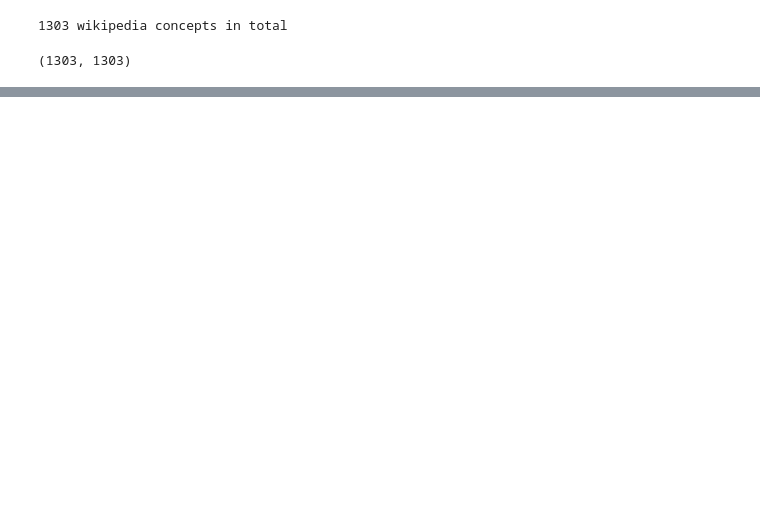
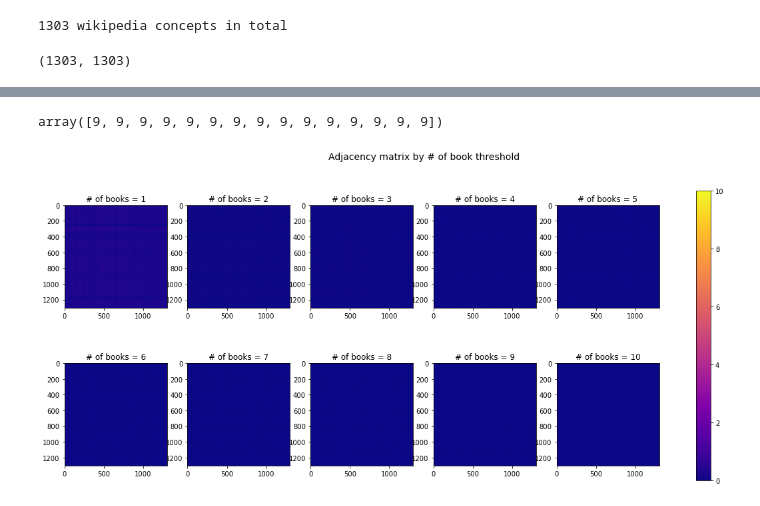
Before and after one commit to mlcolab/learning-dependencies, a Jupyter notebook: exp/17_Index_to_LD.ipynb, the cells around one changed output, grey strips where cells are left out. Drawn from its saved outputs; the diff is of its cells as text; code cells hidden in the pictures; blank space fills up the shorter version.

```diff
--- a/exp/17_Index_to_LD.ipynb
+++ b/exp/17_Index_to_LD.ipynb
@@ -191,0 +215,25 @@ adj_filtered = filter*mask
+# %%
+adj_filtered_nbook_thr = np.tile(0, (len(indices.keys()),n,n))
+
+for nbook_thr in range(1,11):
+    filter1 = (adj>=nbook_thr)
+    filter2 = ((filter1+filter1.T)!=2)
+    adj_filtered_nbook_thr[nbook_thr-1,:,:] = np.where(filter1  & filter2, adj, 0)
+# %%
+thr9 = adj_filtered_nbook_thr[8,:,:]
+thr9[thr9>0]
+# %% [output]
+array([9, 9, 9, 9, 9, 9, 9, 9, 9, 9, 9, 9, 9, 9, 9])
+# %%
+# not enough resolution to reflect all connections. Network illustrates the connections much better.
+fig, axes = plt.subplots(2, 5,figsize=(20,8))
+
+for i, ax in enumerate(axes.flatten()):
+        im= ax.imshow(adj_filtered_nbook_thr[i,:,:], vmin=0, vmax=10, cmap = "plasma")
+        ax.title.set_text("# of books = "+str(i+1))
+
+fig.colorbar(im, ax=axes.ravel().tolist())
+fig.suptitle("Adjacency matrix by # of book threshold",fontsize=14)
+plt.show()
+# %% [output]
+[figure, added]
```
Also changed, not shown: parts of 13 cells of this notebook, 3 other files.
